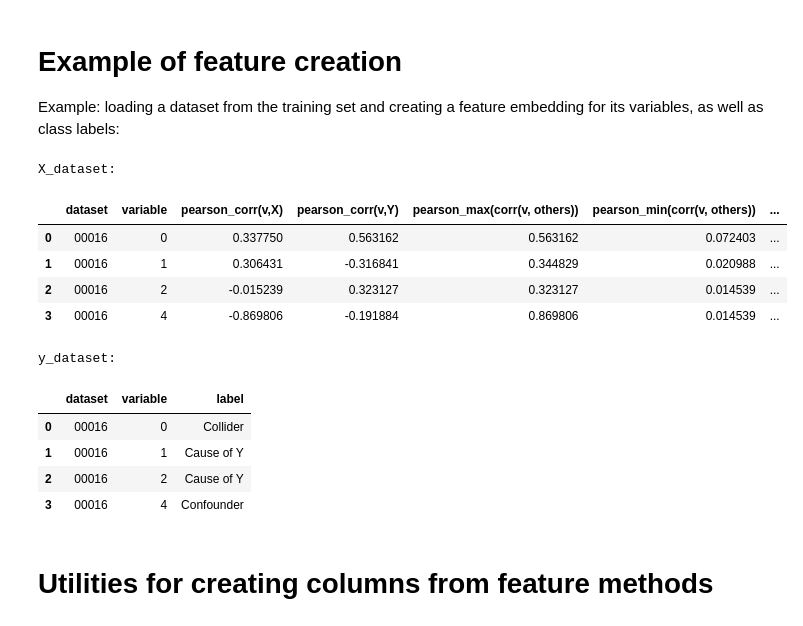
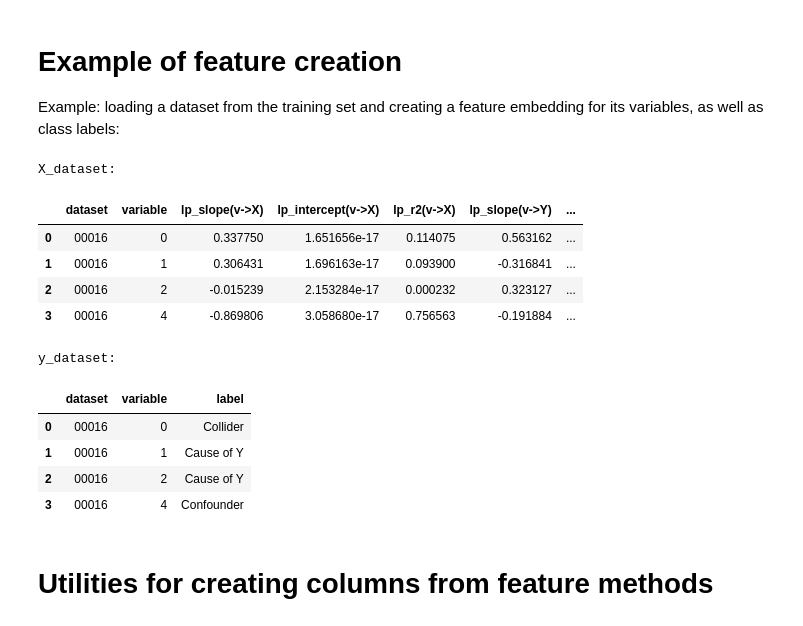
Before and after one commit to microprediction/adia_causality_contest, a Jupyter notebook: supervised_learning_notebook_example.ipynb, the cells around one changed output. Drawn from its saved outputs; the diff is of its cells as text; code cells hidden in the pictures.

```diff
--- a/supervised_learning_notebook_example.ipynb
+++ b/supervised_learning_notebook_example.ipynb
@@ -553,15 +553,20 @@ def linear_prediction_extended_both_directions(dataset):
             model.fit(x, y)
             y_pred = model.predict(x)
             r_squared = r2_score(y, y_pred, multioutput='uniform_average')
+
+            # Take the average of the slopes and intercepts to store a scalar value
+            avg_slope = np.mean(model.coef_)
+            avg_intercept = np.mean(model.intercept_)
+
             features.update({
-                "lp_slope(v->[X,Y])": model.coef_.tolist(),
-                "lp_intercept(v->[X,Y])": model.intercept_.tolist(),
+                "lp_slope(v->[X,Y])": avg_slope,
+                "lp_intercept(v->[X,Y])": avg_intercept,
                 "lp_r2(v->[X,Y])": r_squared
             })
         else:
             features.update({
-                "lp_slope(v->[X,Y])": [0, 0],
-                "lp_intercept(v->[X,Y])": [0, 0],
+                "lp_slope(v->[X,Y])": 0,
+                "lp_intercept(v->[X,Y])": 0,
                 "lp_r2(v->[X,Y])": 0
             })
 
@@ -622,14 +627,18 @@ def linear_prediction_extended_both_directions(dataset):
             model.fit(X_combined, y)
             y_pred = model.predict(X_combined)
             r_squared = r2_score(y, y_pred)
+
+            # Average slopes for consistency with single-output cases
+            avg_slope = np.mean(model.coef_)
+
             features.update({
-                "lp_slope([X,Y]->v)": model.coef_.tolist(),
+                "lp_slope([X,Y]->v)": avg_slope,
                 "lp_intercept([X,Y]->v)": model.intercept_,
                 "lp_r2([X,Y]->v)": r_squared
             })
         else:
             features.update({
-                "lp_slope([X,Y]->v)": [0, 0],
+                "lp_slope([X,Y]->v)": 0,
                 "lp_intercept([X,Y]->v)": 0,
                 "lp_r2([X,Y]->v)": 0
             })
@@ -896,26 +905,26 @@ Example: loading a dataset from the training set and creating a feature embeddin
 # %%
 names_datasets_train = X_train
 
 name = "00016"
 dataset = names_datasets_train[name]
 dataset.name = name
-X_dataset = pearson_correlation(dataset)
+X_dataset = linear_prediction_extended_both_directions(dataset)
 
 print("X_dataset:")
 display(X_dataset)
 
 print("y_dataset:")
 adjacency_matrix = names_graphs_train[name]
 adjacency_matrix.name = name
 y_dataset = label(adjacency_matrix=adjacency_matrix)
 display(y_dataset)
 # %% [output]
 X_dataset:
-|  | dataset | variable | pearson_corr(v,X) | pearson_corr(v,Y) | pearson_max(corr(v, others)) | pearson_min(corr(v, others)) | ... |
-| 0 | 00016 | 0 | 0.337750 | 0.563162 | 0.563162 | 0.072403 | ... |
-| 1 | 00016 | 1 | 0.306431 | -0.316841 | 0.344829 | 0.020988 | ... |
-| 2 | 00016 | 2 | -0.015239 | 0.323127 | 0.323127 | 0.014539 | ... |
-| 3 | 00016 | 4 | -0.869806 | -0.191884 | 0.869806 | 0.014539 | ... |
+|  | dataset | variable | lp_slope(v->X) | lp_intercept(v->X) | lp_r2(v->X) | lp_slope(v->Y) | ... |
+| 0 | 00016 | 0 | 0.337750 | 1.651656e-17 | 0.114075 | 0.563162 | ... |
+| 1 | 00016 | 1 | 0.306431 | 1.696163e-17 | 0.093900 | -0.316841 | ... |
+| 2 | 00016 | 2 | -0.015239 | 2.153284e-17 | 0.000232 | 0.323127 | ... |
+| 3 | 00016 | 4 | -0.869806 | 3.058680e-17 | 0.756563 | -0.191884 | ... |
 y_dataset:
 |  | dataset | variable | label |
 | 0 | 00016 | 0 | Collider |
```
Also changed, not shown: parts of 10 cells of this notebook.
